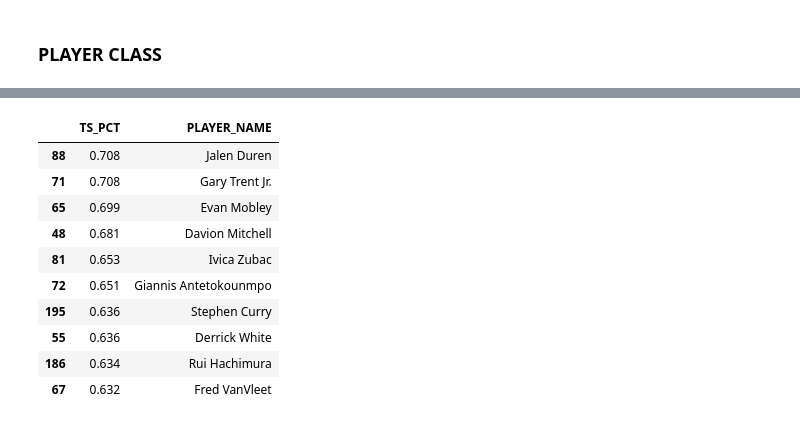
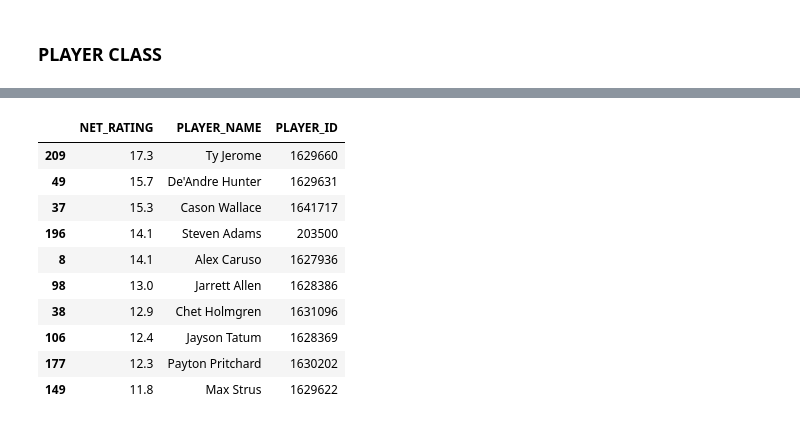
Before and after one commit to ozboz11/proje1, a Jupyter notebook: pyballl1.ipynb, the cells around one changed output, grey strips where cells are left out. Saved outputs shown, nothing was run; the diff lists cells and outputs as text; code cells hidden in the pictures.

```diff
--- a/pyballl1.ipynb
+++ b/pyballl1.ipynb
@@ -72,5 +110,5 @@ plt.show()
 # %%
-from py_ball import league,player,league_dash
+from py_ball import league,player,league_dash,boxscore
 
 # 1) Re-use the dict you built for requests.get(...)
 headers = {
@@ -82,14 +120,14 @@ headers = {
 }
 
 # 2) Pass that dict — not the Response — into League(...)
-league_id = '00'  # WNBA
+league_id = '00'  # NBA
 players = league_dash.LeagueDash(
     headers=headers,
     endpoint="LeagueDashPlayerStats",
     league_id=league_id,
     season="2024-25",
-    season_type="Playoffs",
-    measure_type="Advanced"
+    measure_type="Advanced",
+    season_type="Playoffs"
 
 )
 # %%
@@ -117,14 +181,16 @@ Index(['PLAYER_ID', 'PLAYER_NAME', 'NICKNAME', 'TEAM_ID', 'TEAM_ABBREVIATION',
 # %%
-player_metrics[player_metrics["MIN"]>=30].sort_values(by="TS_PCT",ascending=False)[["TS_PCT","PLAYER_NAME"]].head(10)
+player_metrics[player_metrics["MIN"]>=20].sort_values(by="NET_RATING",ascending=False)[["NET_RATING","PLAYER_NAME","PLAYER_ID"]].head(10)
+
+#NET RATING rank does not check number of minutes so they are not giving the full picture for star players
 # %% [output]
-|  | TS_PCT | PLAYER_NAME |
-| 88 | 0.708 | Jalen Duren |
-| 71 | 0.708 | Gary Trent Jr. |
-| 65 | 0.699 | Evan Mobley |
-| 48 | 0.681 | Davion Mitchell |
-| 81 | 0.653 | Ivica Zubac |
-| 72 | 0.651 | Giannis Antetokounmpo |
-| 195 | 0.636 | Stephen Curry |
-| 55 | 0.636 | Derrick White |
-| 186 | 0.634 | Rui Hachimura |
-| 67 | 0.632 | Fred VanVleet |
+|  | NET_RATING | PLAYER_NAME | PLAYER_ID |
+| 209 | 17.3 | Ty Jerome | 1629660 |
+| 49 | 15.7 | De'Andre Hunter | 1629631 |
+| 37 | 15.3 | Cason Wallace | 1641717 |
+| 196 | 14.1 | Steven Adams | 203500 |
+| 8 | 14.1 | Alex Caruso | 1627936 |
+| 98 | 13.0 | Jarrett Allen | 1628386 |
+| 38 | 12.9 | Chet Holmgren | 1631096 |
+| 106 | 12.4 | Jayson Tatum | 1628369 |
+| 177 | 12.3 | Payton Pritchard | 1630202 |
+| 149 | 11.8 | Max Strus | 1629622 |
```
Also changed, not shown: parts of 15 cells of this notebook, 1 other file.
